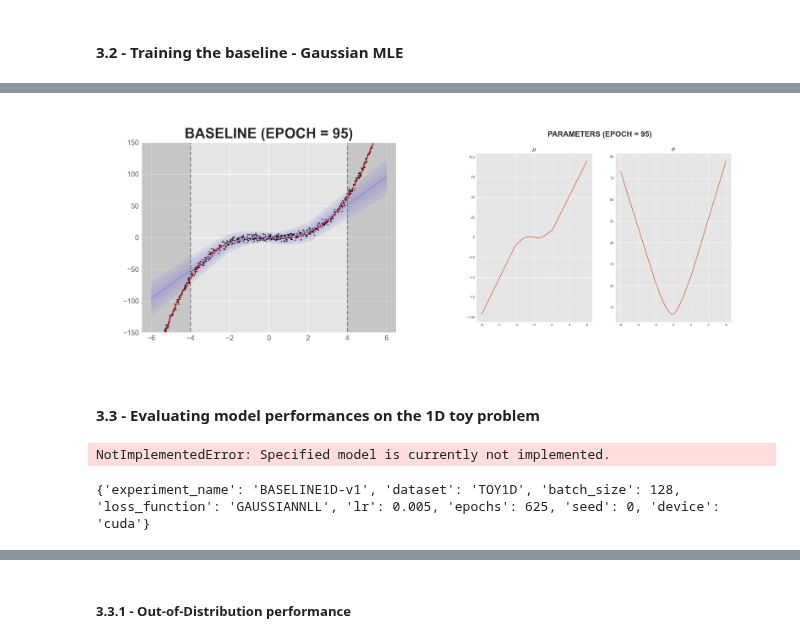
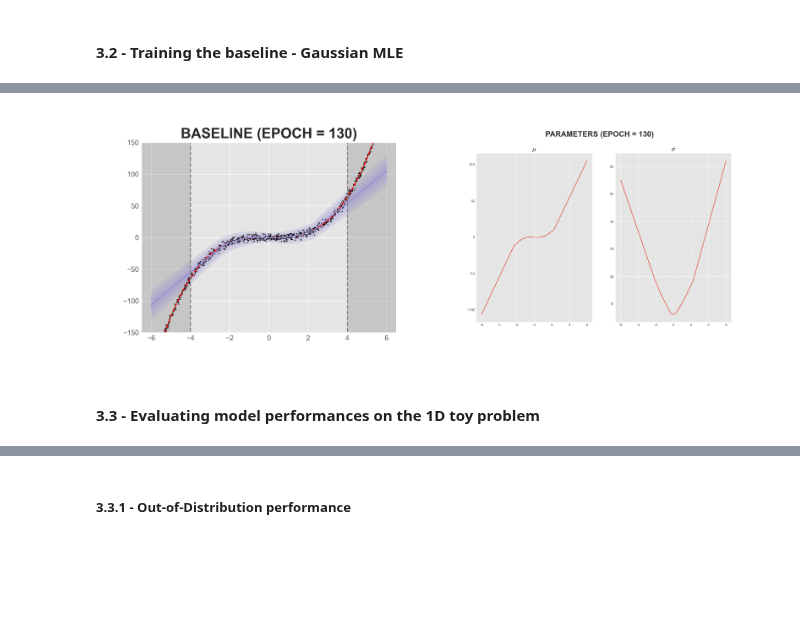
Before and after one commit to albertkjoller/uq-gnn, a Jupyter notebook: explainer_notebook.ipynb, the cells around one changed output, grey strips where cells are left out. Cells and saved outputs as stored; diff of their text form; code cells hidden in the pictures; blank space fills up the shorter version.

```diff
--- a/explainer_notebook.ipynb
+++ b/explainer_notebook.ipynb
@@ -270,15 +270,16 @@ Using the auxiliary function `load_data` (found in content/modules/utils.py) thi
 from content.modules.utils import load_data
 
 # Specify arguments for the load_data function
-DATA_DIR = f'data'
+DATA_DIR = f'content/data'
 DATASET = 'TOY1D'
 BATCH_SIZE = 128
 N_POINTS = 1024
-DEVICE ='cuda'
+DEVICE = 'cuda'
+SEED = 0
 
 # Create configuration dictionary
 args = OmegaConf.create({'data_dir': DATA_DIR, 'dataset': DATASET, 'N_points': N_POINTS, 'toy_noise_level': 3,
-                         'batch_size': BATCH_SIZE, 'device': DEVICE})
+                         'batch_size': BATCH_SIZE, 'device': DEVICE, 'seed': SEED})
 
 # Create dataloaders
 dataloaders = load_data(args)
@@ -482,8 +483,8 @@ plt.show()
 # %%
-def visualize_best_epoch(experiment_name, best_epoch, model_type: str):
+def visualize_best_epoch(experiment_name, best_epoch, model_type: str, title=None):
     if model_type == 'EVIDENTIAL':
         subfolders = ['ALEATORIC', 'EPISTEMIC', 'PARAMS']
-        fig, axs = plt.subplots(1, 3, figsize=(16, 12))
+        fig, axs = plt.subplots(1, 3, figsize=(12, 3))
     elif model_type == 'BASELINE':
         subfolders = ['BASELINE', 'PARAMS']
         experiment_name += "/baseline"
@@ -494,5 +495,8 @@ def visualize_best_epoch(experiment_name, best_epoch, model_type: str):
     for i, ax in enumerate(axs):
         ax.imshow(images[i])
         ax.axis('off')
+
+    if title != None:
+        fig.suptitle(title)
     plt.tight_layout()
     plt.show()
@@ -596,20 +605,6 @@ EPOCH 95 --> BEST CHECKPOINT SAVED!      Validation Loss: 3.3273933231830597
 # %%
-visualize_best_epoch(args.experiment_name, model_type='BASELINE')
+visualize_best_epoch(args.experiment_name, model_type='BASELINE', best_epoch=best_epoch)
 # %% [output]
-[figure, old version]
+[figure, new version]
 # %% [markdown]
 #### 3.3 - Evaluating model performances on the 1D toy problem <a class="anchor" id="3.2"></a>
-# %%
-from content.modules.utils import load_model
-
-loaders_dict = {}
-models = {}
-for model_type, experiment_name in {'BaselineToyModel1D': 'BASELINE1D-v1', 'EvidentialToyModel1D': 'TOY1D-lambda0.01'}.items():
-    args.model = args.experiment_name = model_type, experiment_name
-    models[experiment_name] = load_model(args)
-# %% [output]
-NotImplementedError: Specified model is currently not implemented.
-# %%
-args
-# %% [output]
-{'experiment_name': 'BASELINE1D-v1', 'dataset': 'TOY1D', 'batch_size': 128, 'loss_function': 'GAUSSIANNLL', 'lr': 0.005, 'epochs': 625, 'seed': 0, 'device': 'cuda'}
```
Also changed, not shown: parts of 13 cells of this notebook, 6 other files.
